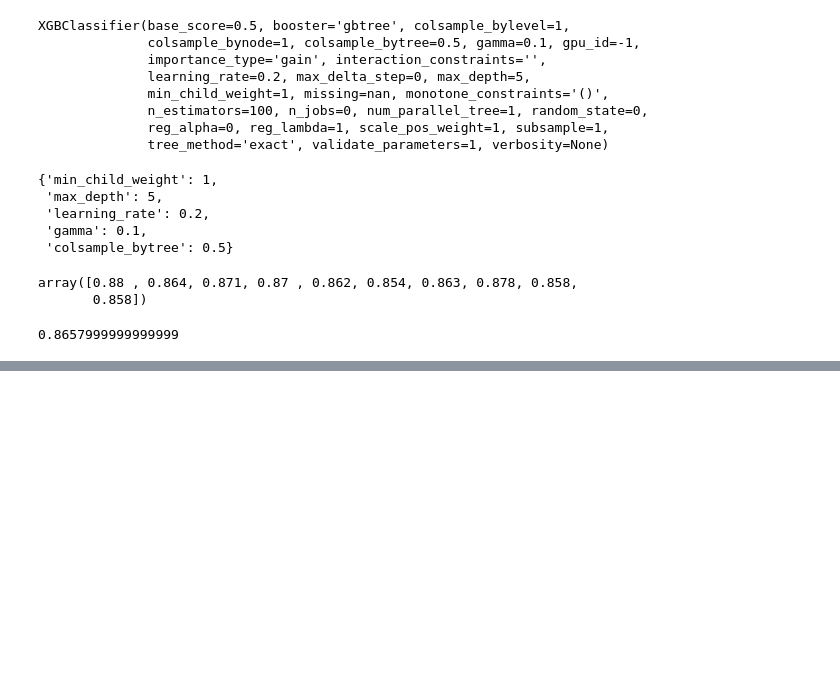
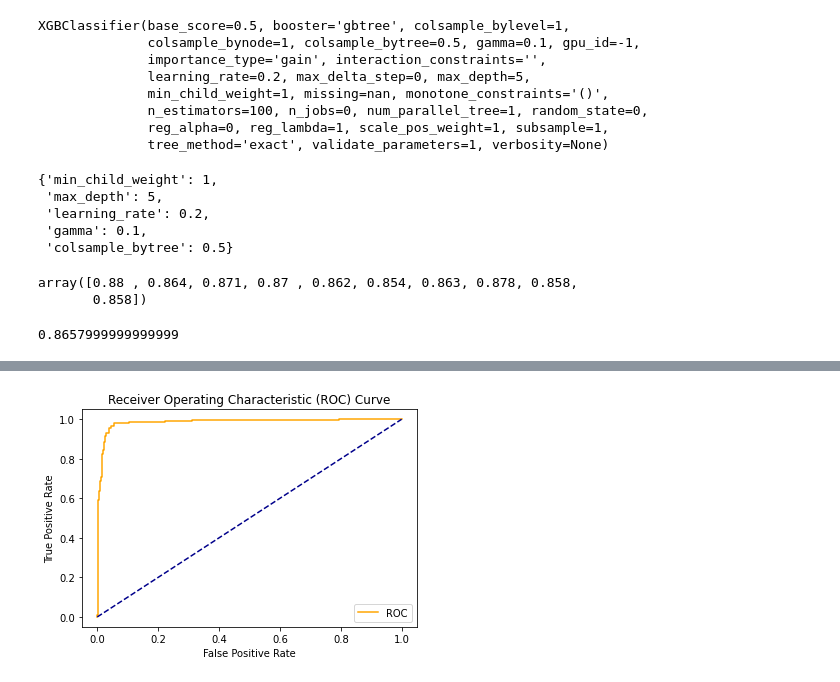
Before and after one commit to LuckyRathod/DataScience, a Jupyter notebook: P5 - Machine Learning/Complete_MachineLearning_Practical.ipynb, the cells around one changed output, grey strips where cells are left out. Cells and saved outputs as stored; diff of their text form; code cells hidden in the pictures; blank space fills up the shorter version.

Commit message:
Finding Threshold value using ROC-AUC

```diff
--- a/P5 - Machine Learning/Complete_MachineLearning_Practical.ipynb
+++ b/P5 - Machine Learning/Complete_MachineLearning_Practical.ipynb
@@ -1005,0 +1077,9 @@ score.mean()
+# %%
+from sklearn.neighbors import KNeighborsClassifier
+knn_classifier=KNeighborsClassifier()
+knn_classifier.fit(X_train,y_train)
+ytrain_pred = knn_classifier.predict_proba(X_train)
+## 0th Column = Probability of Having 0 , 1st Column = Probability of Having 1 in _pred()
+print('KNN train roc-auc : {} '.format(roc_auc_score(y_train,ytrain_pred[:,1])))
+ytest_pred = knn_classifier.predict_proba(X_test)
+print('KNN test roc-auc : {} '.format(roc_auc_score(y_test,ytest_pred[:,1])))
@@ -1005,0 +1093,8 @@ score.mean()
+# %%
+pred = []
+for model in [rf_model,log_classifier,ada_classifier,knn_classifier]:
+    pred.append(pd.Series(model.predict_proba(X_test)[:,1]))
+
+### For Each Record - 4 models will give output - We will take mean of that value
+final_prediction = pd.concat(pred,axis=1).mean(axis=1)
+print('Ensemble test roc-auc {}'.format(roc_auc_score(y_test,final_prediction)))
@@ -1005,0 +1118,4 @@ score.mean()
+# %%
+#### Calculate ROC Score
+fpr,tpr,thresholds = roc_curve(y_test,final_prediction)
+thresholds
@@ -1005,0 +1153,13 @@ score.mean()
+# %%
+def plot_roc_curve(fpr,tpr):
+    plt.plot(fpr,tpr,color='orange',label='ROC')
+    plt.plot([0,1],[0,1],color='darkblue',linestyle='--')
+    plt.xlabel('False Positive Rate')
+    plt.ylabel('True Positive Rate')
+    plt.title('Receiver Operating Characteristic (ROC) Curve')
+    plt.legend()
+    plt.show()
+# %%
+plot_roc_curve(fpr,tpr)
+# %% [output]
+[figure, added]
```
Also changed, not shown: parts of 16 cells of this notebook.
